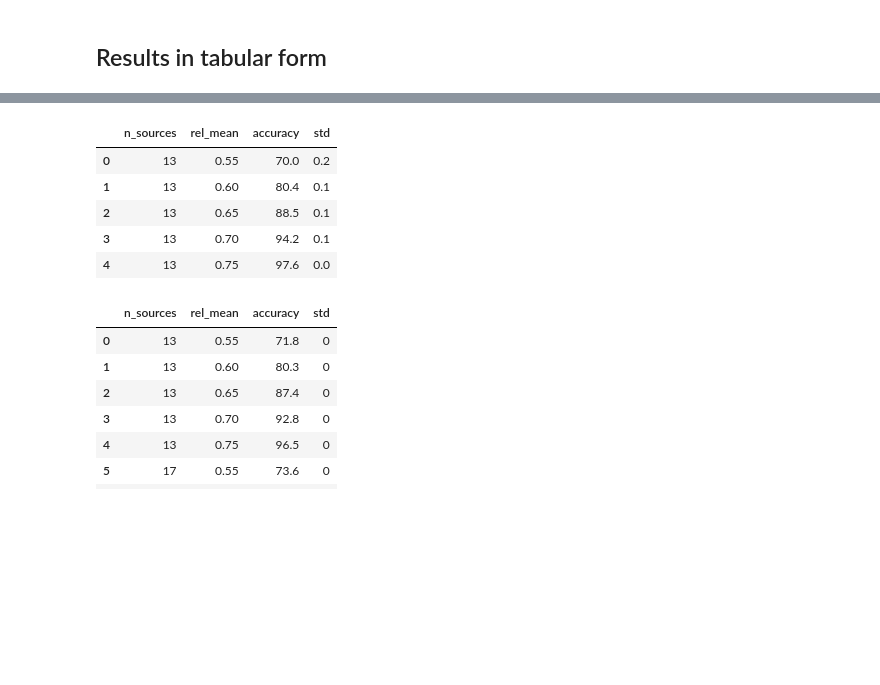
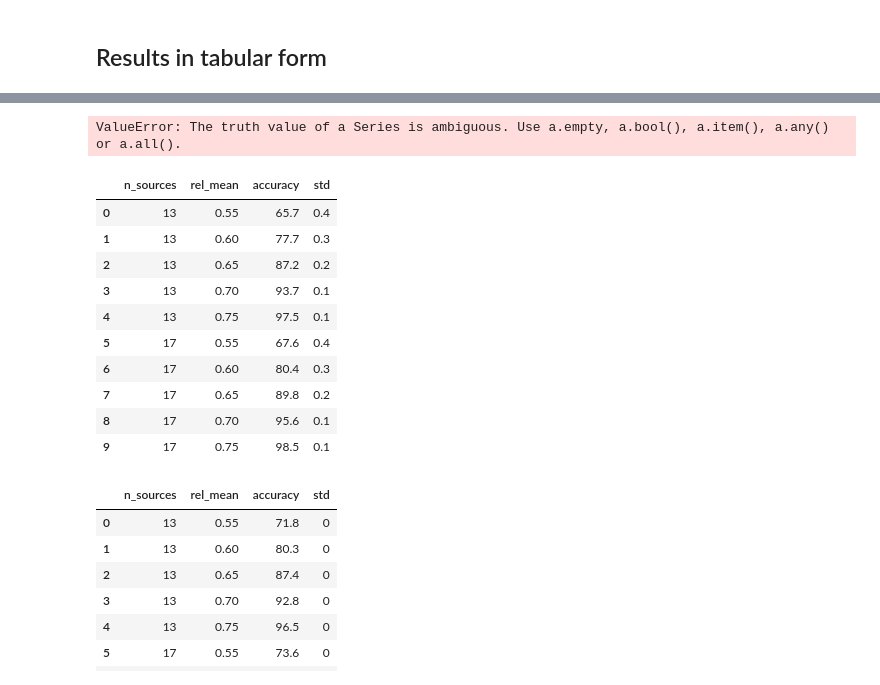
Before and after one commit to HeinDuijf/DiversityAbility, a Jupyter notebook: DataAnalysis.ipynb, the cells around one changed output, grey strips where cells are left out. Saved outputs shown, nothing was run; the diff lists cells and outputs as text; code cells hidden in the pictures; blank space fills up the shorter version.

Commit message:
added explorations of qualified teams and heuristics

```diff
--- a/DataAnalysis.ipynb
+++ b/DataAnalysis.ipynb
@@ -28,12 +32,21 @@ I think that the appropriate *non-parametric* statistical test is the Wilcoxon t
+# %%
+produce_df_1samp(outcome="accuracy", diverse_team_type="qualified_diverse_90")
+# %% [output]
+ValueError: The truth value of a Series is ambiguous. Use a.empty, a.bool(), a.item(), a.any() or a.all().
 # %%
-produce_df(outcome="accuracy", team_type="qualified_diverse_90", date="2025")
+produce_df(outcome="accuracy", team_type="qualified_diverse_50")
 # %% [output]
 |  | n_sources | rel_mean | accuracy | std |
-| 0 | 13 | 0.55 | 70.0 | 0.2 |
-| 1 | 13 | 0.60 | 80.4 | 0.1 |
-| 2 | 13 | 0.65 | 88.5 | 0.1 |
-| 3 | 13 | 0.70 | 94.2 | 0.1 |
-| 4 | 13 | 0.75 | 97.6 | 0.0 |
+| 0 | 13 | 0.55 | 65.7 | 0.4 |
+| 1 | 13 | 0.60 | 77.7 | 0.3 |
+| 2 | 13 | 0.65 | 87.2 | 0.2 |
+| 3 | 13 | 0.70 | 93.7 | 0.1 |
+| 4 | 13 | 0.75 | 97.5 | 0.1 |
+| 5 | 17 | 0.55 | 67.6 | 0.4 |
+| 6 | 17 | 0.60 | 80.4 | 0.3 |
+| 7 | 17 | 0.65 | 89.8 | 0.2 |
+| 8 | 17 | 0.70 | 95.6 | 0.1 |
+| 9 | 17 | 0.75 | 98.5 | 0.1 |
 # %%
 produce_df(outcome="accuracy", team_type="expert")
 # %% [output]
```
Also changed, not shown: parts of 20 cells of this notebook.
